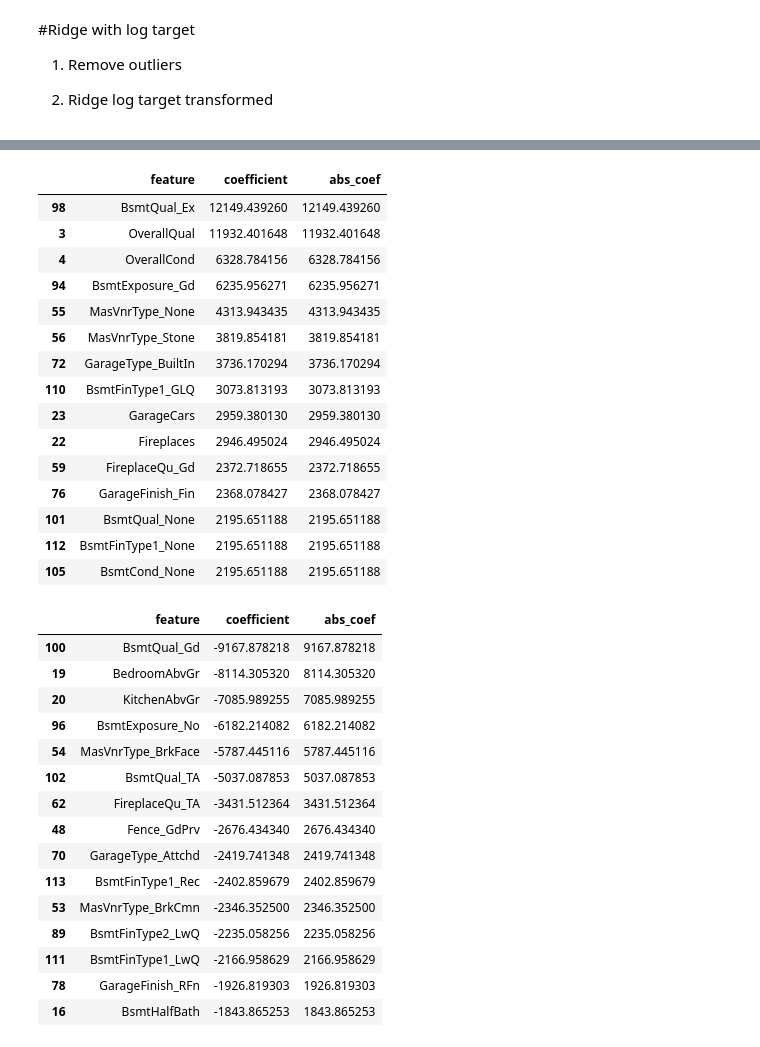
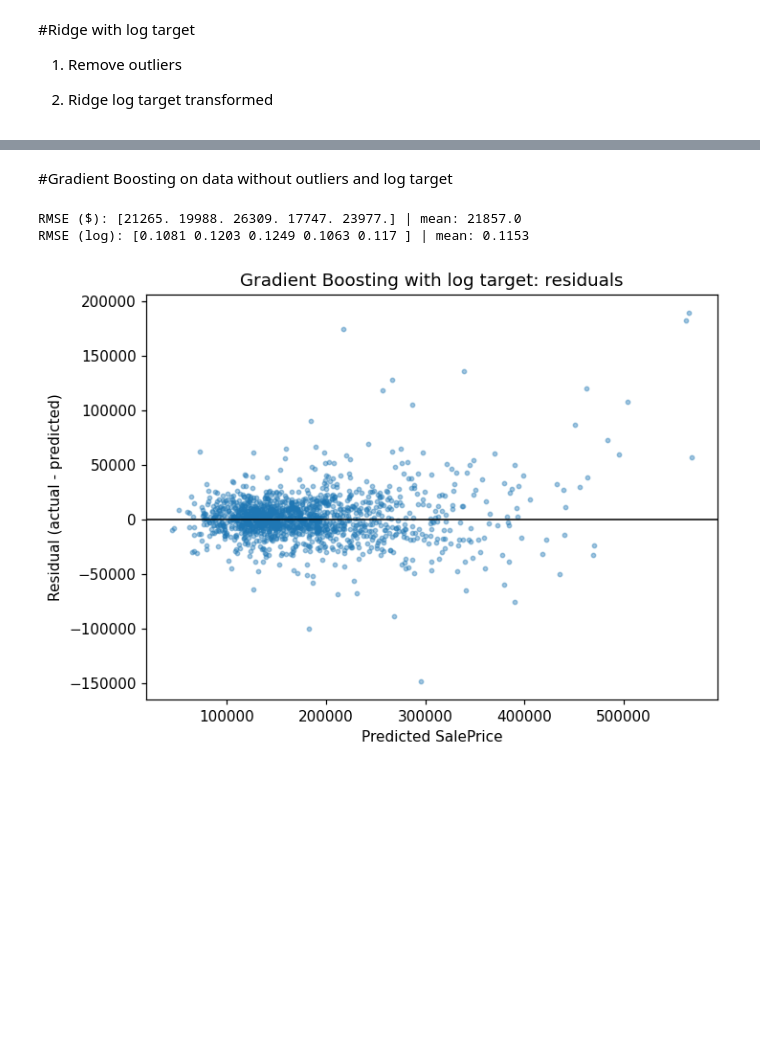
Before and after one commit to bojackwhaleman/house_prices_project, a Jupyter notebook: house_prices.ipynb, the cells around one changed output, grey strips where cells are left out. Drawn from its saved outputs; the diff is of its cells as text; code cells hidden in the pictures; blank space fills up the shorter version.

```diff
--- a/house_prices.ipynb
+++ b/house_prices.ipynb
@@ -560,2 +557,0 @@ plt.show()
-# %%
-pipeline.fit(X, y)
@@ -580,2 +557,0 @@ Pipeline(steps=[('preprocess',
-# %%
-preprocessor = pipeline.named_steps['preprocess']
@@ -634,38 +558,2 @@ coef_df.head(20)
-# %%
-coef_df.sort_values("coefficient", ascending=False).head(15)
-# %% [output]
-|  | feature | coefficient | abs_coef |
-| 98 | BsmtQual_Ex | 12149.439260 | 12149.439260 |
-| 3 | OverallQual | 11932.401648 | 11932.401648 |
-| 4 | OverallCond | 6328.784156 | 6328.784156 |
-| 94 | BsmtExposure_Gd | 6235.956271 | 6235.956271 |
-| 55 | MasVnrType_None | 4313.943435 | 4313.943435 |
-| 56 | MasVnrType_Stone | 3819.854181 | 3819.854181 |
-| 72 | GarageType_BuiltIn | 3736.170294 | 3736.170294 |
-| 110 | BsmtFinType1_GLQ | 3073.813193 | 3073.813193 |
-| 23 | GarageCars | 2959.380130 | 2959.380130 |
-| 22 | Fireplaces | 2946.495024 | 2946.495024 |
-| 59 | FireplaceQu_Gd | 2372.718655 | 2372.718655 |
-| 76 | GarageFinish_Fin | 2368.078427 | 2368.078427 |
-| 101 | BsmtQual_None | 2195.651188 | 2195.651188 |
-| 112 | BsmtFinType1_None | 2195.651188 | 2195.651188 |
-| 105 | BsmtCond_None | 2195.651188 | 2195.651188 |
-# %%
-coef_df.sort_values("coefficient").head(15)
-# %% [output]
-|  | feature | coefficient | abs_coef |
-| 100 | BsmtQual_Gd | -9167.878218 | 9167.878218 |
-| 19 | BedroomAbvGr | -8114.305320 | 8114.305320 |
-| 20 | KitchenAbvGr | -7085.989255 | 7085.989255 |
-| 96 | BsmtExposure_No | -6182.214082 | 6182.214082 |
-| 54 | MasVnrType_BrkFace | -5787.445116 | 5787.445116 |
-| 102 | BsmtQual_TA | -5037.087853 | 5037.087853 |
-| 62 | FireplaceQu_TA | -3431.512364 | 3431.512364 |
-| 48 | Fence_GdPrv | -2676.434340 | 2676.434340 |
-| 70 | GarageType_Attchd | -2419.741348 | 2419.741348 |
-| 113 | BsmtFinType1_Rec | -2402.859679 | 2402.859679 |
-| 53 | MasVnrType_BrkCmn | -2346.352500 | 2346.352500 |
-| 89 | BsmtFinType2_LwQ | -2235.058256 | 2235.058256 |
-| 111 | BsmtFinType1_LwQ | -2166.958629 | 2166.958629 |
-| 78 | GarageFinish_RFn | -1926.819303 | 1926.819303 |
-| 16 | BsmtHalfBath | -1843.865253 | 1843.865253 |
+# %% [markdown]
+#Gradient Boosting on data without outliers and log target
@@ -671,0 +562,34 @@ coef_df.sort_values("coefficient").head(15)
+# %%
+gb_log = TransformedTargetRegressor(
+    regressor=Pipeline([('preprocess', preprocessor),
+                        ('model', GradientBoostingRegressor(n_estimators=2000, learning_rate=0.01,
+                                                            max_depth=3, subsample=0.8, random_state=42))]),
+    func=np.log1p, inverse_func=np.expm1
+)
+
+kf = KFold(n_splits=5)
+gb_pred = cross_val_predict(gb_log, X, y, cv=kf)
+gb_resid = y - gb_pred
+
+# RMSE in dollars
+rmse_dollars = np.array([np.sqrt(mean_squared_error(y.iloc[val], gb_pred[val]))
+                         for _, val in kf.split(X)])
+# RMSE on the log scale
+rmse_log = np.array([np.sqrt(mean_squared_error(np.log1p(y.iloc[val]), np.log1p(gb_pred[val])))
+                     for _, val in kf.split(X)])
+
+print("RMSE ($):", rmse_dollars.round(0), "| mean:", rmse_dollars.mean().round(0))
+print("RMSE (log):", rmse_log.round(4), "| mean:", rmse_log.mean().round(4))
+# %% [output]
+RMSE ($): [21265. 19988. 26309. 17747. 23977.] | mean: 21857.0
+RMSE (log): [0.1081 0.1203 0.1249 0.1063 0.117 ] | mean: 0.1153
+# %%
+plt.figure(figsize=(7, 5))
+plt.scatter(gb_pred, gb_resid, s=8, alpha=0.4)
+plt.axhline(0, color='black', lw=1)
+plt.xlabel('Predicted SalePrice')
+plt.ylabel('Residual (actual - predicted)')
+plt.title('Gradient Boosting with log target: residuals')
+plt.show()
+# %% [output]
+[figure, added]
```
Also changed, not shown: parts of 24 cells of this notebook, 1 other file.
